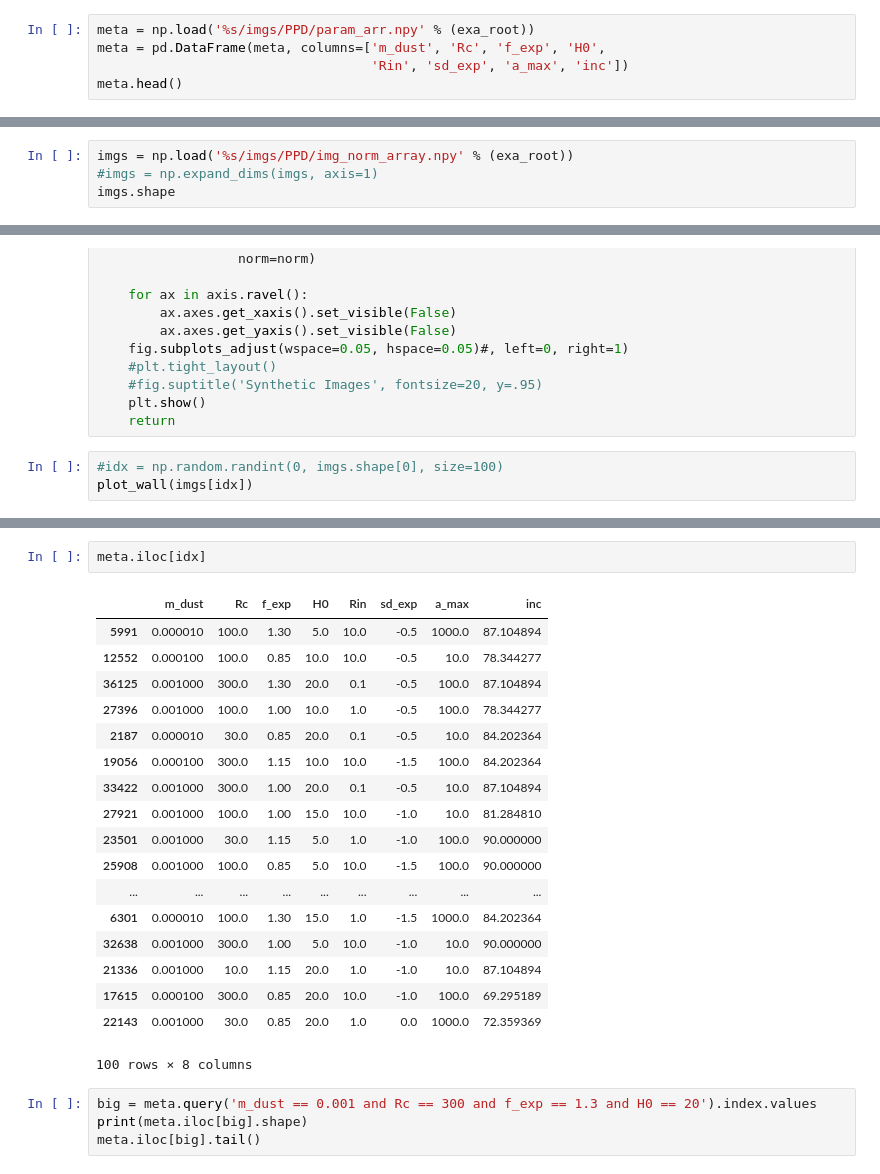
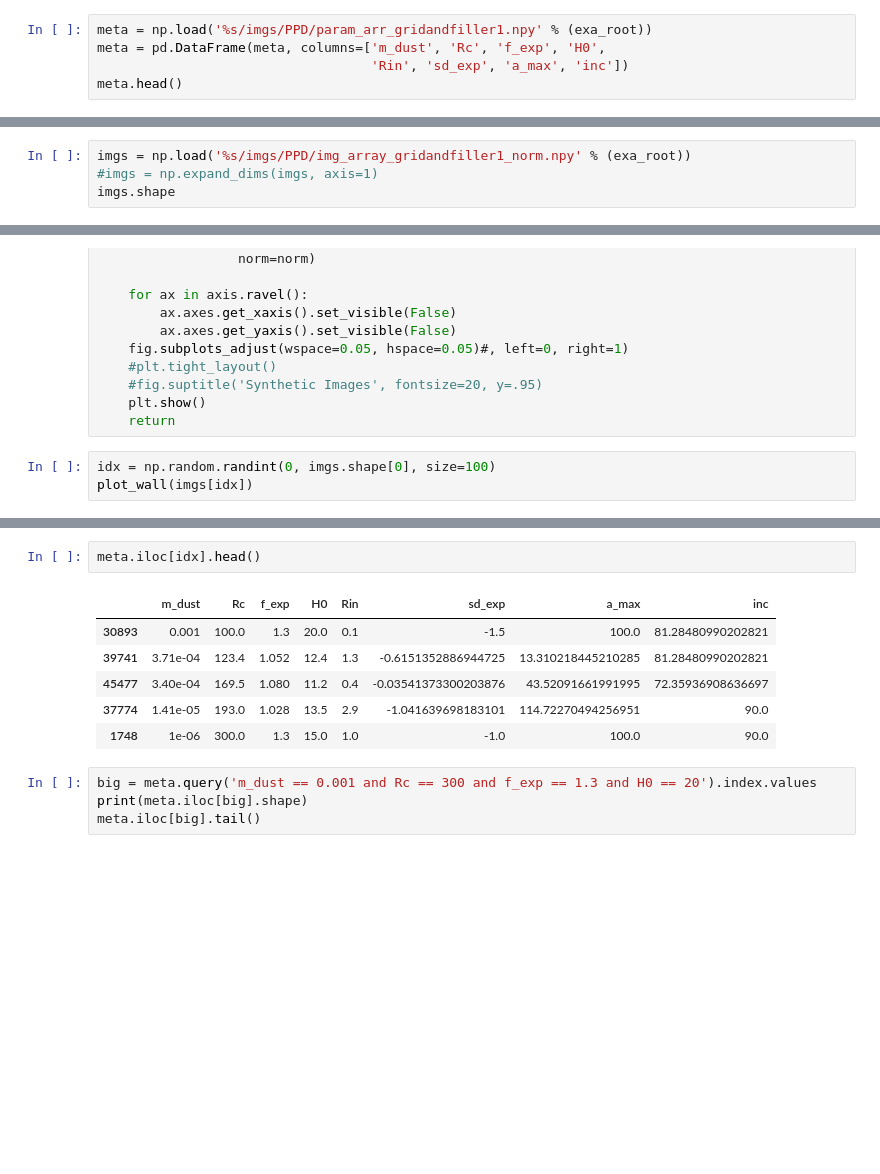
Before and after one commit to keflavich/PPDAE, a Jupyter notebook: notebooks/data_exploration.ipynb, the cells around one changed output, grey strips where cells are left out. Saved outputs shown, nothing was run; the diff lists cells and outputs as text; blank space fills up the shorter version.

```diff
--- a/notebooks/data_exploration.ipynb
+++ b/notebooks/data_exploration.ipynb
@@ -12,7 +12,7 @@ exa_root = '/home/jorgemarpa/data/'
 # %% [markdown]
 # Metadata
 # %%
-meta = np.load('%s/imgs/PPD/param_arr.npy' % (exa_root))
+meta = np.load('%s/imgs/PPD/param_arr_gridandfiller1.npy' % (exa_root))
 meta = pd.DataFrame(meta, columns=['m_dust', 'Rc', 'f_exp', 'H0',
                                    'Rin', 'sd_exp', 'a_max', 'inc'])
 meta.head()
@@ -59,7 +53,7 @@ plt.show()
 # %% [markdown]
 # Synthetic Images
 # %%
-imgs = np.load('%s/imgs/PPD/img_norm_array.npy' % (exa_root))
+imgs = np.load('%s/imgs/PPD/img_array_gridandfiller1_norm.npy' % (exa_root))
 #imgs = np.expand_dims(imgs, axis=1)
 imgs.shape
 # %% [output]
@@ -119,6 +115,6 @@ def plot_wall(x):
     plt.show()
     return
 # %%
-#idx = np.random.randint(0, imgs.shape[0], size=100)
+idx = np.random.randint(0, imgs.shape[0], size=100)
 plot_wall(imgs[idx])
 # %% [output]
@@ -127,24 +123,12 @@ plot_wall(imgs[idx])
 # %%
-meta.iloc[idx]
+meta.iloc[idx].head()
 # %% [output]
 |  | m_dust | Rc | f_exp | H0 | Rin | sd_exp | a_max | inc |
-| 5991 | 0.000010 | 100.0 | 1.30 | 5.0 | 10.0 | -0.5 | 1000.0 | 87.104894 |
-| 12552 | 0.000100 | 100.0 | 0.85 | 10.0 | 10.0 | -0.5 | 10.0 | 78.344277 |
-| 36125 | 0.001000 | 300.0 | 1.30 | 20.0 | 0.1 | -0.5 | 100.0 | 87.104894 |
-| 27396 | 0.001000 | 100.0 | 1.00 | 10.0 | 1.0 | -0.5 | 100.0 | 78.344277 |
-| 2187 | 0.000010 | 30.0 | 0.85 | 20.0 | 0.1 | -0.5 | 10.0 | 84.202364 |
-| 19056 | 0.000100 | 300.0 | 1.15 | 10.0 | 10.0 | -1.5 | 100.0 | 84.202364 |
-| 33422 | 0.001000 | 300.0 | 1.00 | 20.0 | 0.1 | -0.5 | 10.0 | 87.104894 |
-| 27921 | 0.001000 | 100.0 | 1.00 | 15.0 | 10.0 | -1.0 | 10.0 | 81.284810 |
-| 23501 | 0.001000 | 30.0 | 1.15 | 5.0 | 1.0 | -1.0 | 100.0 | 90.000000 |
-| 25908 | 0.001000 | 100.0 | 0.85 | 5.0 | 10.0 | -1.5 | 100.0 | 90.000000 |
-| ... | ... | ... | ... | ... | ... | ... | ... | ... |
-| 6301 | 0.000010 | 100.0 | 1.30 | 15.0 | 1.0 | -1.5 | 1000.0 | 84.202364 |
-| 32638 | 0.001000 | 300.0 | 1.00 | 5.0 | 10.0 | -1.0 | 10.0 | 90.000000 |
-| 21336 | 0.001000 | 10.0 | 1.15 | 20.0 | 1.0 | -1.0 | 10.0 | 87.104894 |
-| 17615 | 0.000100 | 300.0 | 0.85 | 20.0 | 10.0 | -1.0 | 100.0 | 69.295189 |
-| 22143 | 0.001000 | 30.0 | 0.85 | 20.0 | 1.0 | 0.0 | 1000.0 | 72.359369 |
+| 30893 | 0.001 | 100.0 | 1.3 | 20.0 | 0.1 | -1.5 | 100.0 | 81.28480990202821 |
+| 39741 | 3.71e-04 | 123.4 | 1.052 | 12.4 | 1.3 | -0.6151352886944725 | 13.310218445210285 | 81.28480990202821 |
+| 45477 | 3.40e-04 | 169.5 | 1.080 | 11.2 | 0.4 | -0.03541373300203876 | 43.52091661991995 | 72.35936908636697 |
+| 37774 | 1.41e-05 | 193.0 | 1.028 | 13.5 | 2.9 | -1.041639698183101 | 114.72270494256951 | 90.0 |
+| 1748 | 1e-06 | 300.0 | 1.3 | 15.0 | 1.0 | -1.0 | 100.0 | 90.0 |
-100 rows × 8 columns
 # %%
 big = meta.query('m_dust == 0.001 and Rc == 300 and f_exp == 1.3 and H0 == 20').index.values
 print(meta.iloc[big].shape)
```
Also changed, not shown: parts of 18 cells of this notebook.
